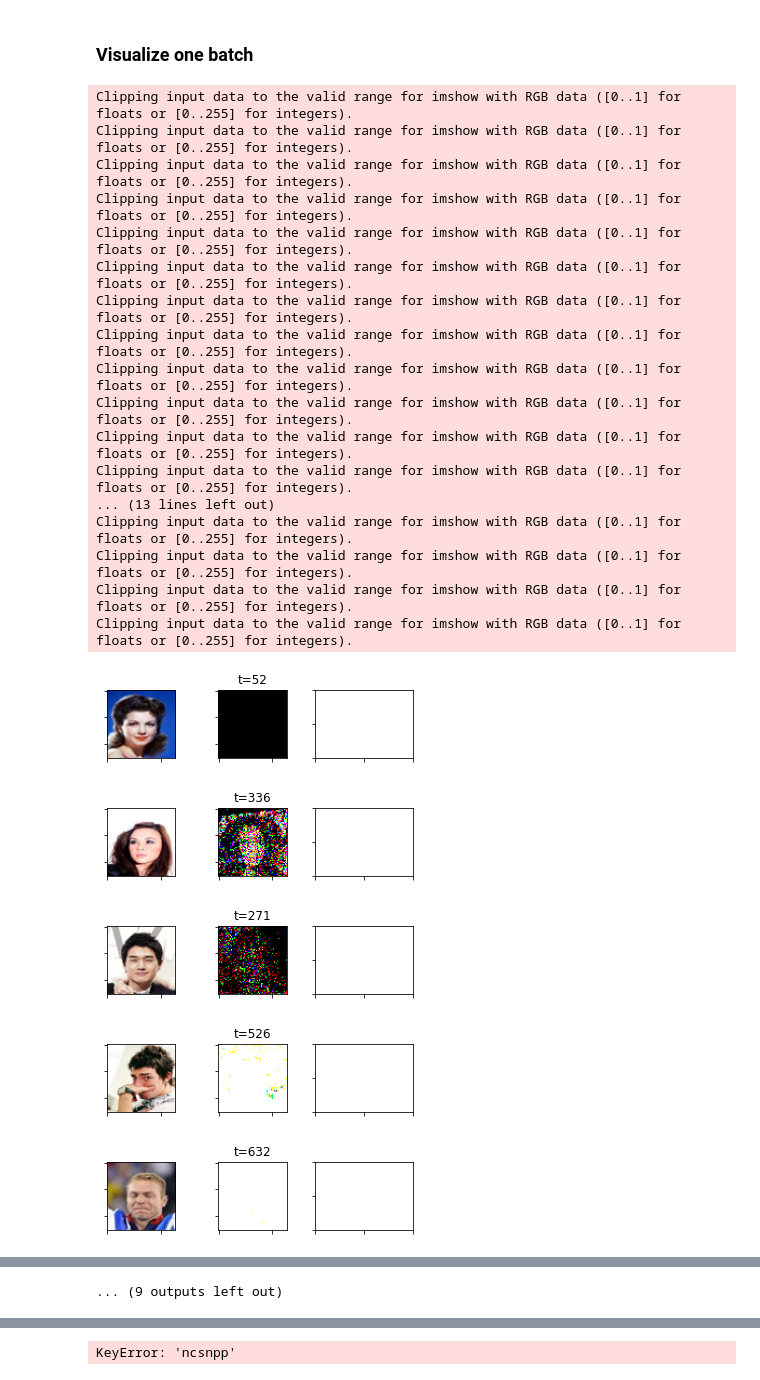
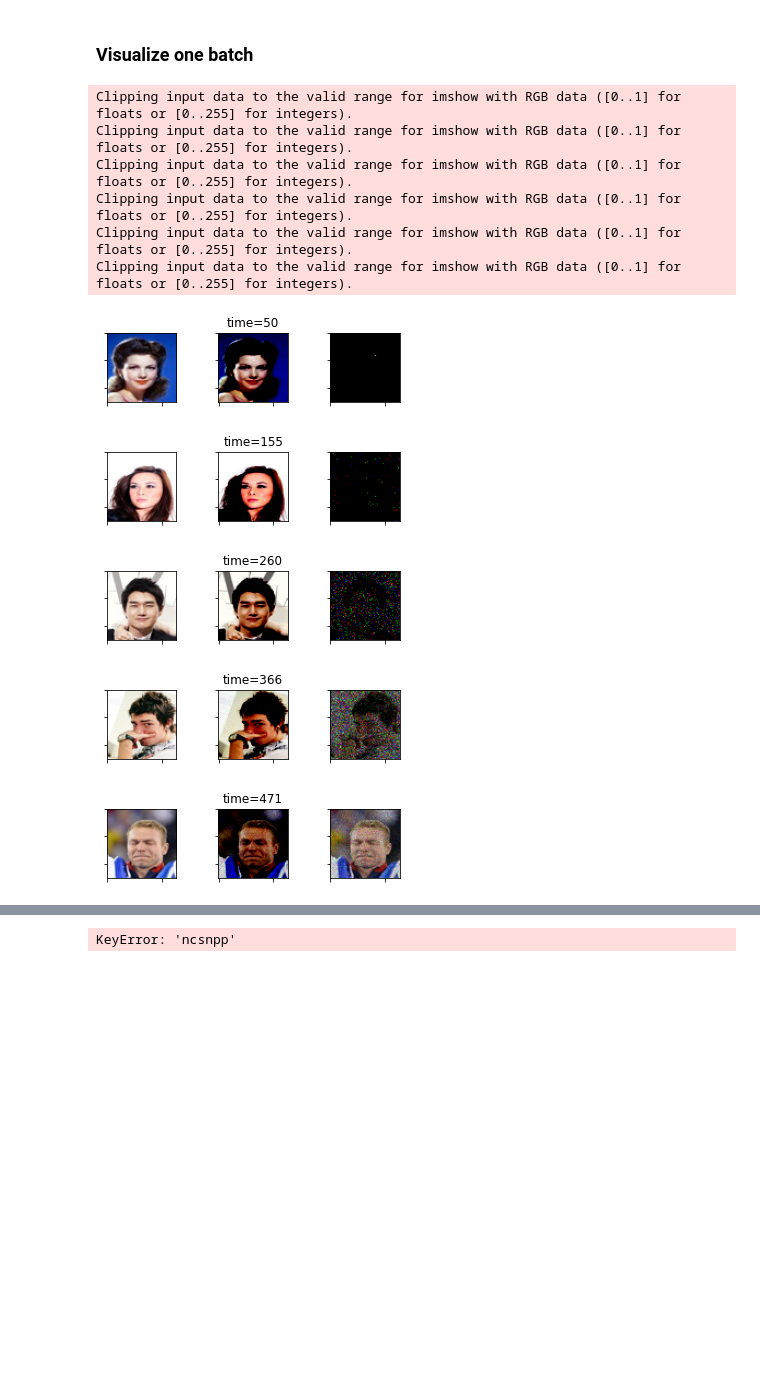
Before and after one commit to je-santos/blackout_diffusion, a Jupyter notebook: blackout-celebA64-train-by-instantaneous.ipynb, the cells around one changed output, grey strips where cells are left out. Saved outputs shown, nothing was run; the diff lists cells and outputs as text; code cells hidden in the pictures; blank space fills up the shorter version.

```diff
--- a/blackout-celebA64-train-by-instantaneous.ipynb
+++ b/blackout-celebA64-train-by-instantaneous.ipynb
@@ -79,7 +79,7 @@ class blackout_loader(Dataset):
             for m in range(n):
                 table[n, m] = n - m
             table[n, n] = 0
-        self.table = np.repeat(table[:, :, None], self.T, axis=-1).flatten()
+        self.table = np.repeat(table[:, :, None], self.T, axis=2).flatten()
 
         support = np.arange(self.num_bins)
         sol = np.zeros((self.T + 1, self.num_bins, self.num_bins))
@@ -109,7 +109,7 @@ class blackout_loader(Dataset):
     def return_items(self, ims, ts):
 
         cp = self.cumulative[ts + 1, :, ims]
-        u = np.random.uniform(size=(self.batch_size, 3, self.im_size, self.im_size, 1))
+        u = np.random.uniform(size=(cp.shape[0], 3, self.im_size, self.im_size, 1))
         nt = np.argmax(u < cp, axis=4)
 
         index = self.T * (self.num_bins * ims + nt) + ts
@@ -119,7 +119,7 @@ class blackout_loader(Dataset):
 
         target = nt - mean_v
 
-        return target, birth_rate, ts, self.weights[ts]
+        return target, birth_rate, self.weights[ts]
 
     def __getitem__(self, idx):
 
@@ -127,7 +127,7 @@ class blackout_loader(Dataset):
         ims = self.data[ims_ind]
         t_inds = np.random.choice(self.T, size=(self.batch_size, 1, 1, 1), p=self.sampling_prob)
 
-        return self.return_items(ims, t_inds)
+        return t_inds, *self.return_items(ims, t_inds)
 # %%
 train_loader = DataLoader(
     blackout_loader(config),
@@ -140,7 +140,9 @@ train_loader = DataLoader(
 ### Visualize one batch
 # %%
 def swap_ch(tensor):
-    if len(tensor.shape) == 3:
-        return tensor.permute(1, 2, 0)
-    elif len(tensor.shape) == 4:
-        return tensor.permute(0, 2, 3, 1)
+    if isinstance(tensor, (np.ndarray, torch.Tensor)):
+        if len(tensor.shape) == 3:
+            return tensor.transpose(1, 2, 0) if isinstance(tensor, np.ndarray) else tensor.permute(1, 2, 0)
+        elif len(tensor.shape) == 4:
+            return tensor.transpose(0, 2, 3, 1) if isinstance(tensor, np.ndarray) else tensor.permute(0, 2, 3, 1)
+    return None
@@ -151,43 +149,40 @@ birth_rate = swap_ch(birth_rate)
+# %%
+num_ims = 10
+t_s = np.linspace(50, config.model.num_scales-1, num_ims, dtype=int)
+ims = train_loader.dataset.data[:num_ims]
+
+target, birth_rate, _ = train_loader.dataset.return_items(ims, t_s[:,None,None,None])
 # %%
-for i in range(20):
+for i in range(num_ims):
 
-    im = swap_ch( torch.as_tensor( train_loader.dataset.data[i,] ) )
-    out_im = np.floor( 127.5*( ims[i,]+1 ) )
-    br = birth_rate[i,]
-    ti = t[i]
+    im = swap_ch( ims[i,] )
+    out_im = swap_ch( 127.5*(target[i,]+1).astype('int32') )
+    br = swap_ch( birth_rate[i,] )
+    time = t_s[i,]
+
 
     fig, ax = plt.subplots(1,3, figsize=(4.8,1.5))
 
     ax[0].imshow(im)
-    ax[1].imshow(out_im/torch.max(out_im) if torch.max(out_im) != 0 else out_im)
 
+    ax[1].imshow(out_im/np.max(out_im) if np.max(out_im) != 0 else out_im)
 
-    ax[1].set_title(f't={ti.item()}')
-    #ax[1].imshow( (br-torch.min(br))/(torch.max(br)-torch.min(br)) if torch.max(br)-torch.min(br) != 0 else br)
-    ax[1].imshow( br )
+    ax[1].set_title(f'{time=}')
+
+    ax[2].imshow((br - np.min(br)) / max(np.max(br) - np.min(br), 1))
 
     [ax[j].set_xticklabels('') and ax[j].set_yticklabels('') for j in range(3)]
+
     fig.tight_layout()
 # %% [output]
 Clipping input data to the valid range for imshow with RGB data ([0..1] for floats or [0..255] for integers).
 Clipping input data to the valid range for imshow with RGB data ([0..1] for floats or [0..255] for integers).
 Clipping input data to the valid range for imshow with RGB data ([0..1] for floats or [0..255] for integers).
 Clipping input data to the valid range for imshow with RGB data ([0..1] for floats or [0..255] for integers).
 Clipping input data to the valid range for imshow with RGB data ([0..1] for floats or [0..255] for integers).
 Clipping input data to the valid range for imshow with RGB data ([0..1] for floats or [0..255] for integers).
-Clipping input data to the valid range for imshow with RGB data ([0..1] for floats or [0..255] for integers).
-Clipping input data to the valid range for imshow with RGB data ([0..1] for floats or [0..255] for integers).
-Clipping input data to the valid range for imshow with RGB data ([0..1] for floats or [0..255] for integers).
-Clipping input data to the valid range for imshow with RGB data ([0..1] for floats or [0..255] for integers).
-Clipping input data to the valid range for imshow with RGB data ([0..1] for floats or [0..255] for integers).
-Clipping input data to the valid range for imshow with RGB data ([0..1] for floats or [0..255] for integers).
-... (13 lines left out)
-Clipping input data to the valid range for imshow with RGB data ([0..1] for floats or [0..255] for integers).
-Clipping input data to the valid range for imshow with RGB data ([0..1] for floats or [0..255] for integers).
-Clipping input data to the valid range for imshow with RGB data ([0..1] for floats or [0..255] for integers).
-Clipping input data to the valid range for imshow with RGB data ([0..1] for floats or [0..255] for integers).
-[figure, old version]
+[figure, new version]
-[figure, old version]
+[figure, new version]
-[figure, old version]
+[figure, new version]
-[figure, old version]
+[figure, new version]
-[figure, old version]
+[figure, new version]
@@ -200 +193,0 @@ Clipping input data to the valid range for imshow with RGB data ([0..1] for floa
-... (9 outputs left out)
```
Also changed, not shown: parts of 5 cells of this notebook.
